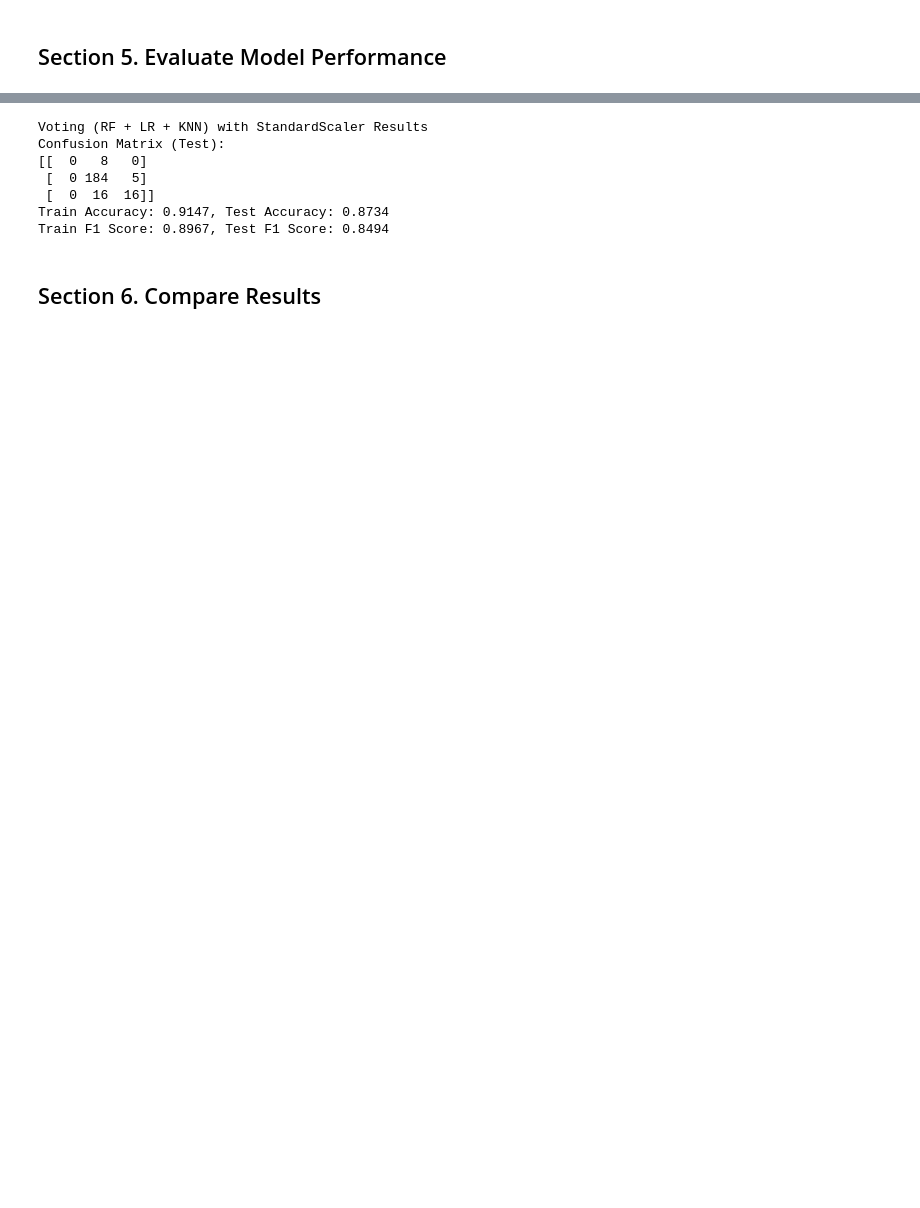
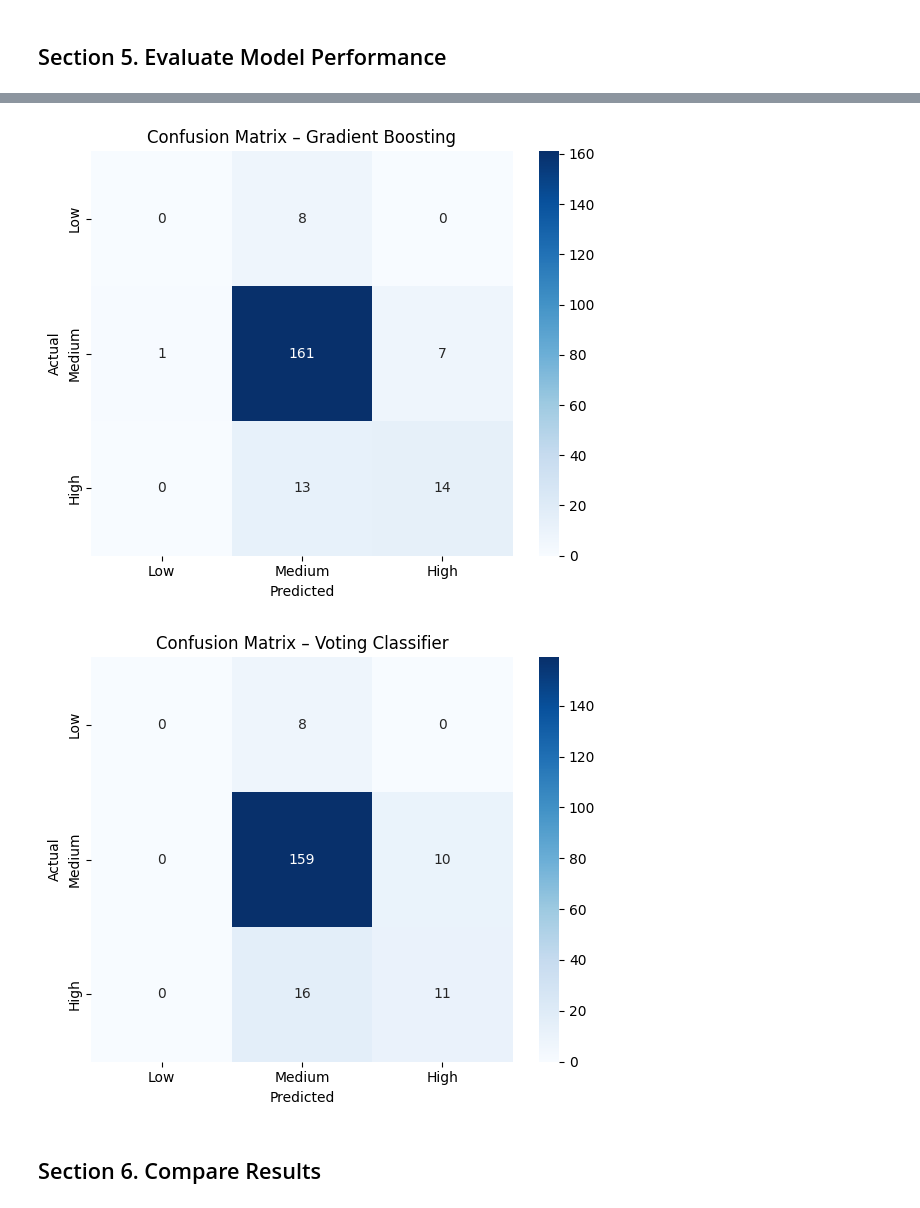
Before and after one commit to JBtallgrass/applied-ml-jballard, a Jupyter notebook: lab05/ensemble-jballard.ipynb, the cells around one changed output, grey strips where cells are left out. Cells and saved outputs as stored; diff of their text form; code cells hidden in the pictures; blank space fills up the shorter version.

```diff
--- a/lab05/ensemble-jballard.ipynb
+++ b/lab05/ensemble-jballard.ipynb
@@ -312,35 +296,49 @@ Please also refer to the documentation for alternative solver options:
-# %%
-# Experiment with StandardScaler
-# Voting Classifier (RF + LR + KNN) with StandardScaler
-voting2_scaled = make_pipeline(
-    StandardScaler(),
-    VotingClassifier(
-        estimators=[
-            ("RF", RandomForestClassifier(n_estimators=100, random_state=42)),
-            ("LR", LogisticRegression(max_iter=1000, random_state=42)),
-            ("KNN", KNeighborsClassifier()),
-        ],
-        voting="soft",
-    ),
-)
-
-evaluate_model(
-    "Voting (RF + LR + KNN) with StandardScaler",
-    voting2_scaled,
-    X_train,
-    y_train,
-    X_test,
-    y_test,
-    results,
-)
-# %% [output]
-Voting (RF + LR + KNN) with StandardScaler Results
-Confusion Matrix (Test):
-[[  0   8   0]
- [  0 184   5]
- [  0  16  16]]
-Train Accuracy: 0.9147, Test Accuracy: 0.8734
-Train F1 Score: 0.8967, Test F1 Score: 0.8494
+# %%
+#Plot the confusion matrix for the voting classifier
+def plot_conf_matrix(y_true, y_pred, labels, title="Confusion Matrix", save_as=None):
+    cm = confusion_matrix(y_true, y_pred)
+    plt.figure(figsize=(6, 5))
+    sns.heatmap(cm, annot=True, fmt="d", cmap="Blues",
+                xticklabels=labels, yticklabels=labels)
+    plt.title(title)
+    plt.xlabel("Predicted")
+    plt.ylabel("Actual")
+    plt.tight_layout()
+    if save_as:
+        plt.savefig(save_as)
+    plt.show()
+
+# Re-predict using your model
+gb_model = GradientBoostingClassifier(n_estimators=100, learning_rate=0.1, max_depth=3, random_state=42)
+gb_model.fit(X_train, y_train)
+y_pred_gb = gb_model.predict(X_test)
+
+# Class labels
+class_names = ["Low", "Medium", "High"]
+
+# Plot
+plot_conf_matrix(y_test, y_pred_gb, labels=class_names, title="Confusion Matrix – Gradient Boosting",
+                 save_as=os.path.join(output_dir, "conf_matrix_gb.png"))
+
+voting_model = make_pipeline(
+    StandardScaler(),
+    VotingClassifier(
+        estimators=[
+            ("RF", RandomForestClassifier(n_estimators=100, random_state=42)),
+            ("LR", LogisticRegression(max_iter=2000, random_state=42)),
+            ("KNN", KNeighborsClassifier()),
+        ],
+        voting="soft"
+    )
+)
+voting_model.fit(X_train, y_train)
+y_pred_voting = voting_model.predict(X_test)
+
+plot_conf_matrix(y_test, y_pred_voting, labels=class_names, title="Confusion Matrix – Voting Classifier",
+                 save_as=os.path.join(output_dir, "conf_matrix_voting.png"))
+# %% [output]
+[figure, added]
+[figure, added]
 # %% [markdown]
 ## Section 6. Compare Results
 # %%
```
Also changed, not shown: parts of 20 cells of this notebook, 9 other files.
